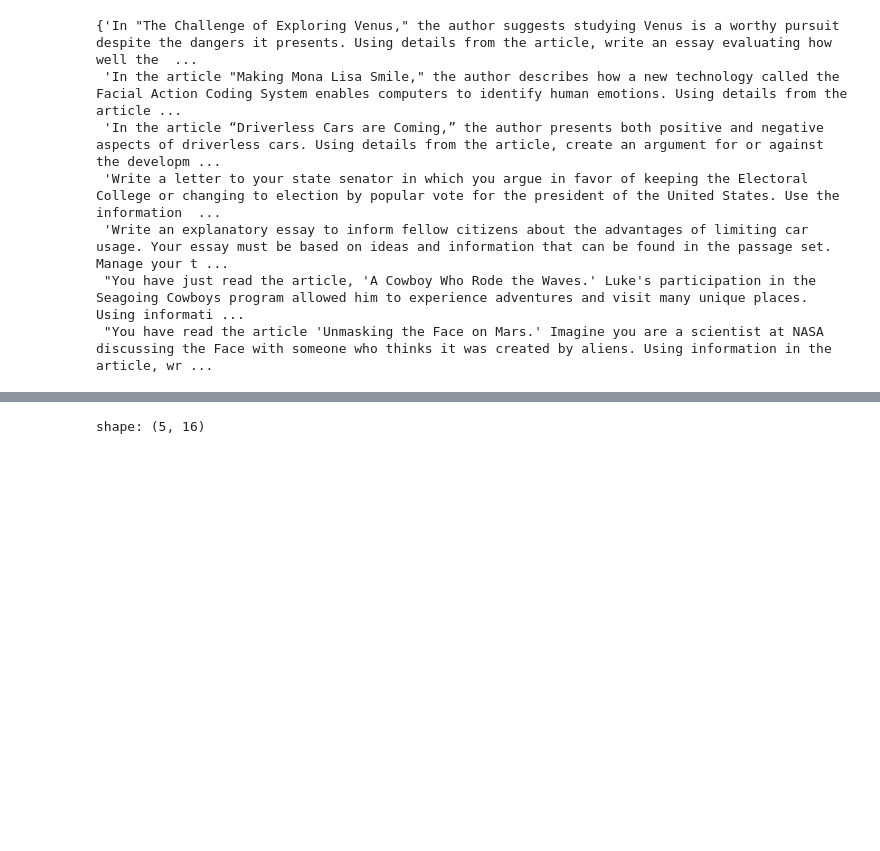
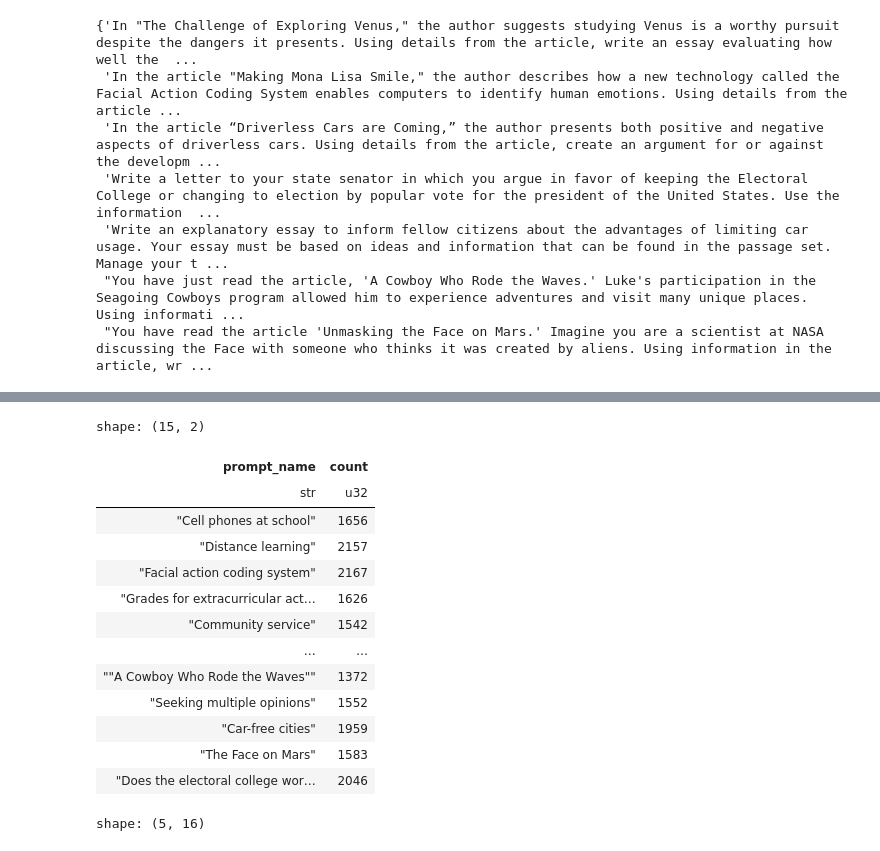
Before and after one commit to sinchir0/automated_essay_scoring, a Jupyter notebook: automated_essay_scoring/eda/2405191739_check_persuade.ipynb, the cells around one changed output, grey strips where cells are left out. Cells and saved outputs as stored; diff of their text form; code cells hidden in the pictures; blank space fills up the shorter version.

```diff
--- a/automated_essay_scoring/eda/2405191739_check_persuade.ipynb
+++ b/automated_essay_scoring/eda/2405191739_check_persuade.ipynb
@@ -74,3 +101,20 @@ persuade_data = persuade_data.with_columns(
+# %%
+persuade_data["prompt_name"].value_counts()
+# %% [output]
+shape: (15, 2)
+| prompt_name | count |
+| str | u32 |
+| "Cell phones at school" | 1656 |
+| "Distance learning" | 2157 |
+| "Facial action coding system" | 2167 |
+| "Grades for extracurricular act… | 1626 |
+| "Community service" | 1542 |
+| … | … |
+| ""A Cowboy Who Rode the Waves"" | 1372 |
+| "Seeking multiple opinions" | 1552 |
+| "Car-free cities" | 1959 |
+| "The Face on Mars" | 1583 |
+| "Does the electoral college wor… | 2046 |
 # %%
 persuade_data.write_csv(
     "/Users/shinichiro.saito/automated_essay_scoring/data/persuade_w_is_tr_con_as_num.csv"
```
Also changed, not shown: parts of 5 cells of this notebook, 10 other files.
